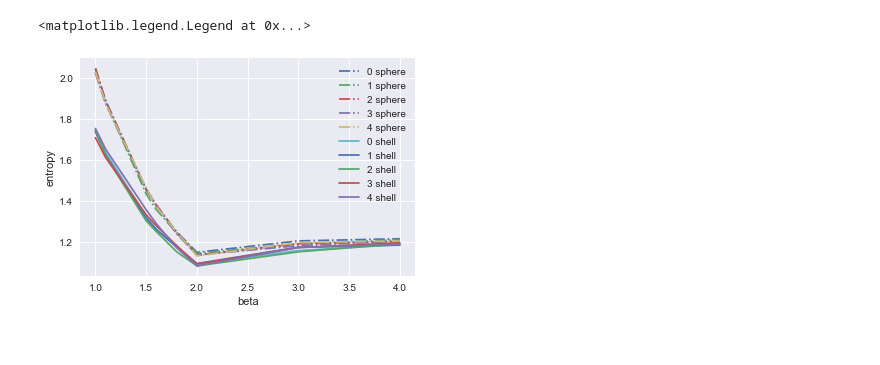
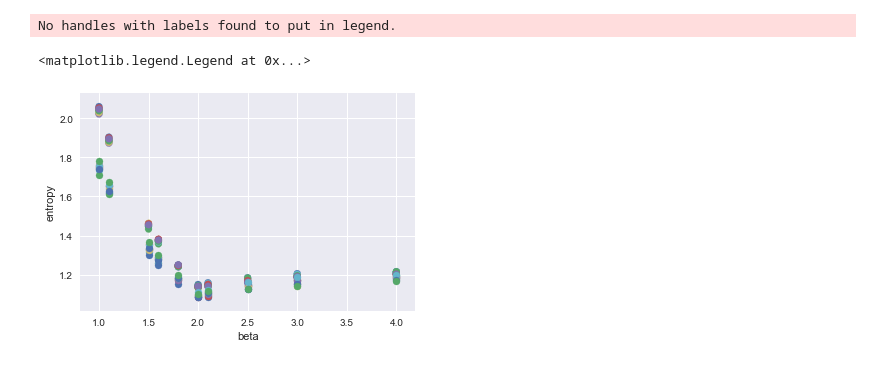
Before and after one commit to forero/abacus, a Jupyter notebook: nb/entropy.ipynb, the cells around one changed output. Saved outputs shown, nothing was run; the diff lists cells and outputs as text; code cells hidden in the pictures.

```diff
--- a/nb/entropy.ipynb
+++ b/nb/entropy.ipynb
@@ -53,11 +53,15 @@ def compute_skeleton_entropy(beta=10.0, cut_id=0, cut_type='sphere'):
     return entropy
 # %%
 sphere_entropy_values = {}
-beta_values = np.array([1.0, 1.1, 1.5, 1.6, 1.8, 2.0, 3.0, 4.0])
-for cut_id in range(5):
+shell_entropy_values = {}
+beta_values = np.array([1.0, 1.1, 1.5, 1.6, 1.8, 2.0, 2.1, 2.5, 3.0, 4.0])
+
+for cut_id in range(10):
     sphere_entropy_values[cut_id] = np.zeros(len(beta_values))
+    shell_entropy_values[cut_id] = np.zeros(len(beta_values))
     for i in range(len(beta_values)):
         sphere_entropy_values[cut_id][i] = compute_skeleton_entropy(beta=beta_values[i], cut_id=cut_id)
+        shell_entropy_values[cut_id][i] = compute_skeleton_entropy(beta=beta_values[i], cut_id=cut_id, cut_type='shell')
 # %% [output]
 beta_1.0_sphere_data_cut_0.dat
 Counter({5: 2248, 4: 2130, 6: 1680, 3: 1207, 7: 1057, 8: 622, 9: 345, 2: 275, 10: 197, 11: 105, 12: 60, 13: 29, 1: 13, 14: 9, 15: 7, 16: 2, 17: 2, 19: 1})
@@ -79,7 +82,0 @@ Entropy 1.2052963991469305
-# %%
-shell_entropy_values = {}
-beta_values = np.array([1.0, 1.1, 1.5, 1.6, 1.8, 2.0, 3.0, 4.0])
-for cut_id in range(5):
-    shell_entropy_values[cut_id] = np.zeros(len(beta_values))
-    for i in range(len(beta_values)):
-        shell_entropy_values[cut_id][i] = compute_skeleton_entropy(beta=beta_values[i], cut_id=cut_id, cut_type='shell')
@@ -104,11 +83,12 @@ Entropy 1.1883168302474518
 # %%
-for i in range(5):
-    plt.plot(beta_values, sphere_entropy_values[i], label=str(i)+' sphere', linestyle='-.')
-for i in range(5):
-    plt.plot(beta_values, shell_entropy_values[i], label=str(i)+' shell')
+for i in range(10):
+    plt.scatter(beta_values, sphere_entropy_values[i], linestyle='-.')#, label=str(i)+' sphere', linestyle='-.')
+for i in range(10):
+    plt.scatter(beta_values, shell_entropy_values[i])#, label=str(i)+' shell')
 plt.xlabel('beta')
 plt.ylabel('entropy')
 plt.legend()
 # %% [output]
-<matplotlib.legend.Legend at 0x...>
+No handles with labels found to put in legend.
+<matplotlib.legend.Legend at 0x...>
-[figure, old version]
+[figure, new version]
```
Also changed, not shown: parts of 4 cells of this notebook.
